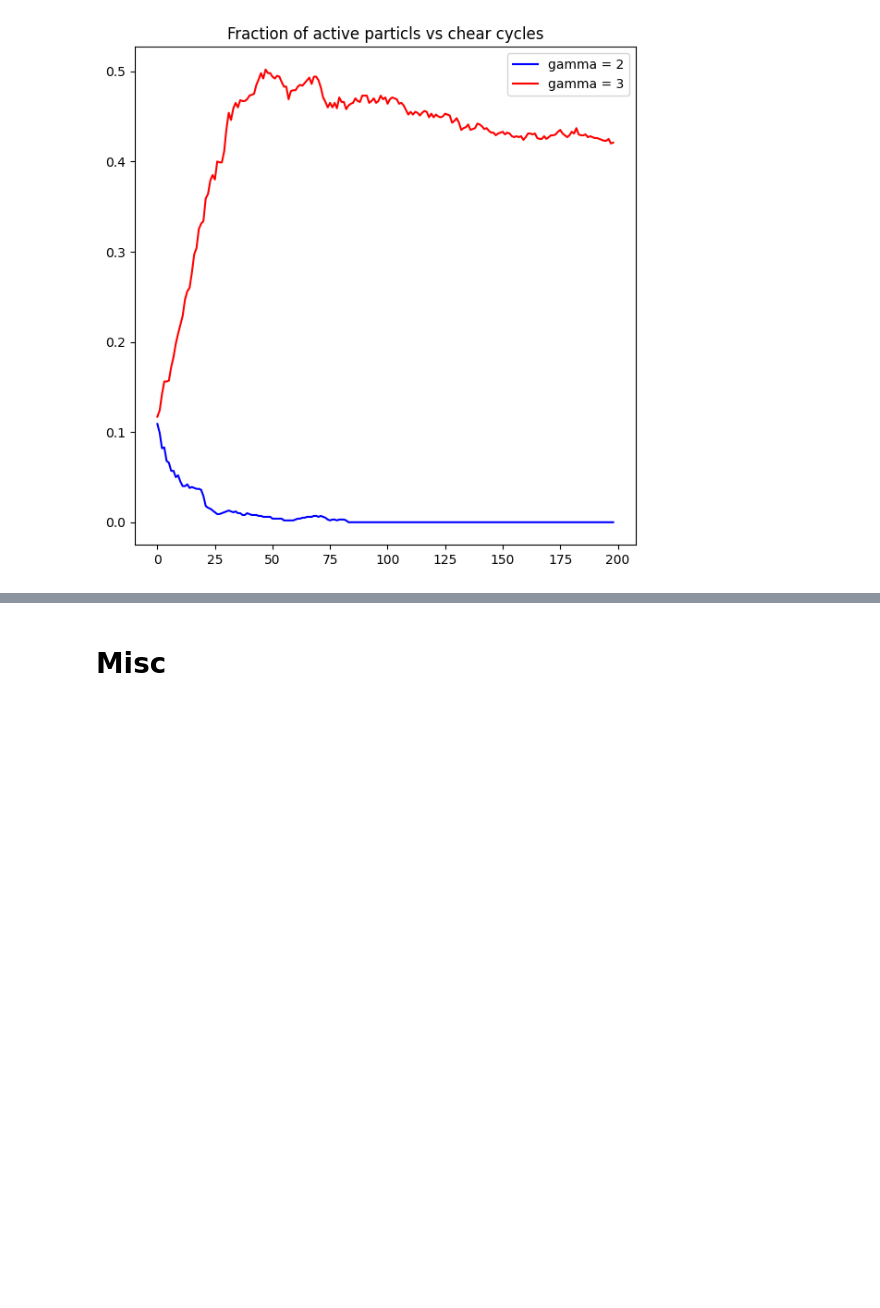
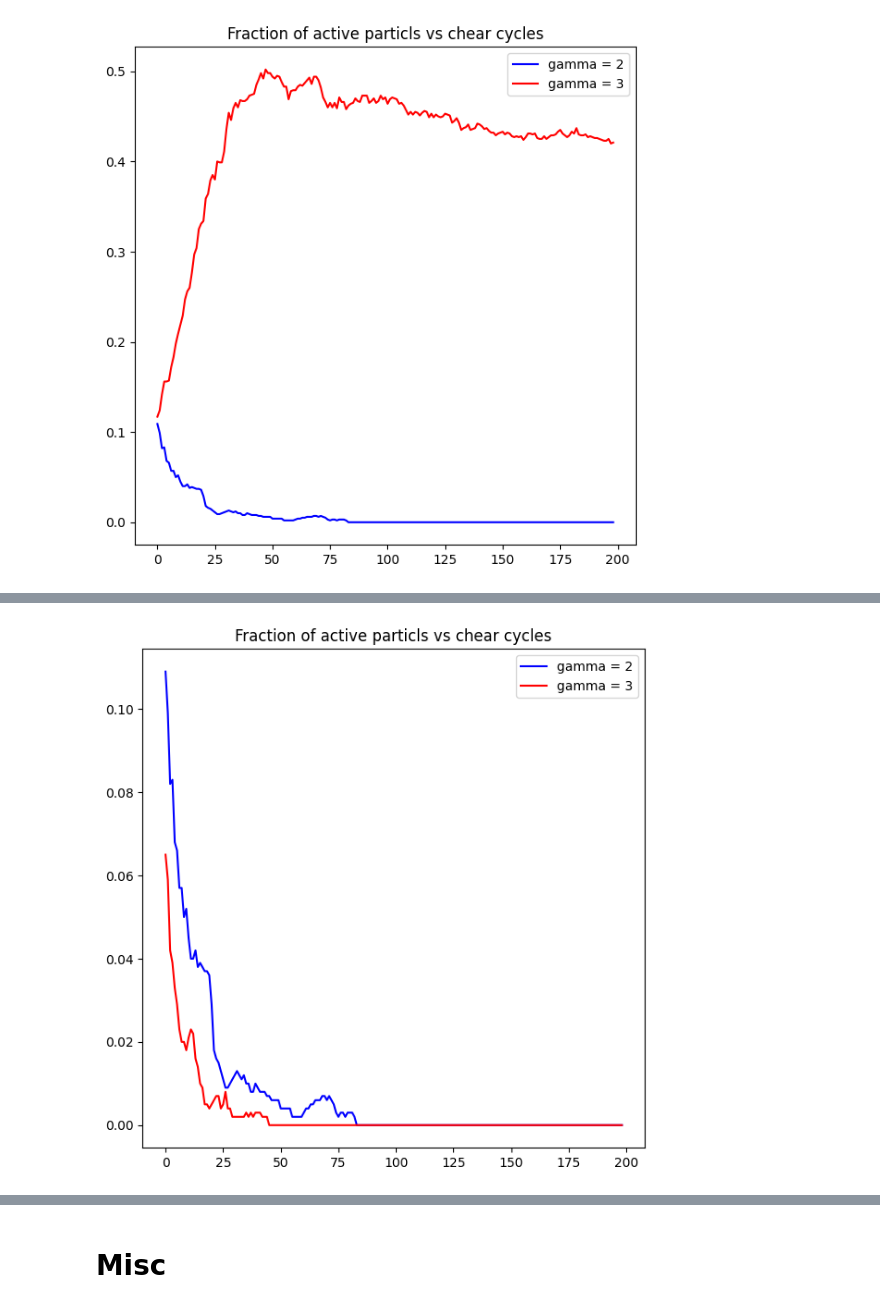
Before and after one commit to shreeganeshasharma/ParticleSimulations, a Jupyter notebook: ShearCycles.ipynb, the cells around one changed output, grey strips where cells are left out. Saved outputs shown, nothing was run; the diff lists cells and outputs as text; code cells hidden in the pictures; blank space fills up the shorter version.

```diff
--- a/ShearCycles.ipynb
+++ b/ShearCycles.ipynb
@@ -728,7 +726,7 @@ for i in range(Ncycles):
 
   #Update fraction of active particles in a cycle
   fa2[i] = len(activity)/N
-
+  print(i)
   #Revert to original positions and Random displacement of active particles in pairs
   for index1 in activity.keys():
     index2 = activity[index1]
@@ -747,7 +745,7 @@ for i in range(Ncycles):
       dist = np.linalg.norm((particles[index1] + displacement1) - (particles[index2[0]] + displacement2))
       #The pair might collide due to random displacement in the initial configuration itself
       #So find a random displacemnt until clash is resolved
-      while dist <= d/2:
+      while dist <= d/2 and any(np.linalg.norm((particles[index1] + displacement1) - np.delete(particles, index1, axis = 0), axis=1) <= d) == True and any(np.linalg.norm((particles[index2[0]] + displacement2) - np.delete(particles, index2[0], axis = 0), axis=1) <= d) == True:
         l1, theta1 = np.random.uniform(low = [0, 0], high = [d/2, 2*np.pi])
         displacement1 = np.array([l1 * np.cos(theta1), l1 * np.sin(theta1)])
         l2, theta2 = np.random.uniform(low = [0, 0], high = [d/2, 2*np.pi])
@@ -796,7 +812,7 @@ for i in range(Ncycles):
 
   #Update fraction of active particles in a cycle
   fa2[i] = len(activity)/N
-
+  print(i)
   #Revert to original positions and Random displacement of active particles in pairs
   for index1 in activity.keys():
     index2 = activity[index1]
@@ -815,7 +831,7 @@ for i in range(Ncycles):
       dist = np.linalg.norm((particles[index1] + displacement1) - (particles[index2[0]] + displacement2))
       #The pair might collide due to random displacement in the initial configuration itself
       #So find a random displacemnt until clash is resolved
-      while dist <= d/2:
+      while dist <= d/2 and any(np.linalg.norm((particles[index1] + displacement1) - np.delete(particles, index1, axis = 0), axis=1) <= d) == True and any(np.linalg.norm((particles[index2[0]] + displacement2) - np.delete(particles, index2[0], axis = 0), axis=1) <= d) == True:
         l1, theta1 = np.random.uniform(low = [0, 0], high = [d/2, 2*np.pi])
         displacement1 = np.array([l1 * np.cos(theta1), l1 * np.sin(theta1)])
         l2, theta2 = np.random.uniform(low = [0, 0], high = [d/2, 2*np.pi])
@@ -832,0 +867,10 @@ for i in range(Ncycles):
+# %%
+#Plot the fraction of active particles
+plt.figure(figsize=(7, 7))
+plt.title("Fraction of active particls vs chear cycles")
+plt.plot(fa1[1:], 'b', label="gamma = 2")
+plt.plot(fa2[1:], 'r', label="gamma = 3")
+plt.legend()
+plt.show()
+# %% [output]
+[figure, added]
```
Also changed, not shown: parts of 15 cells of this notebook.
